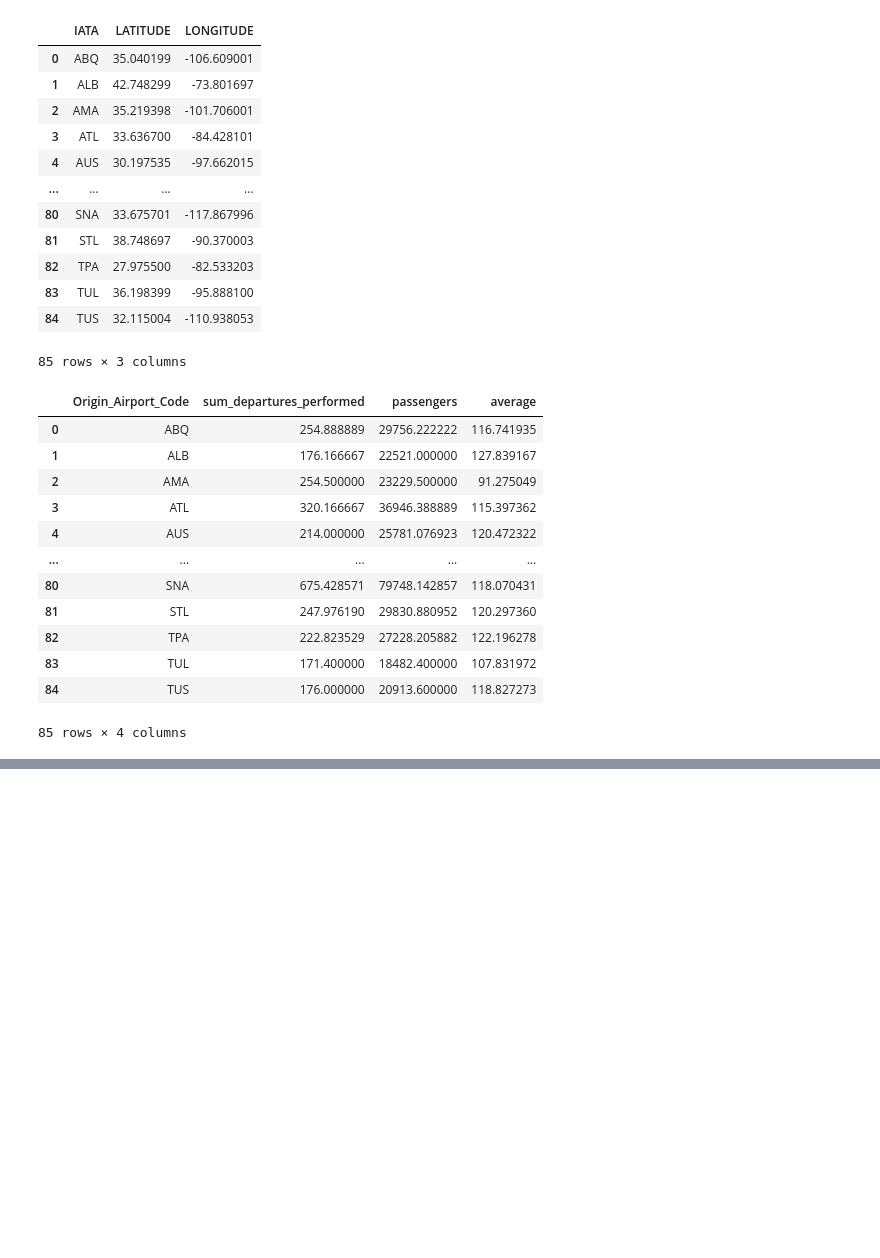
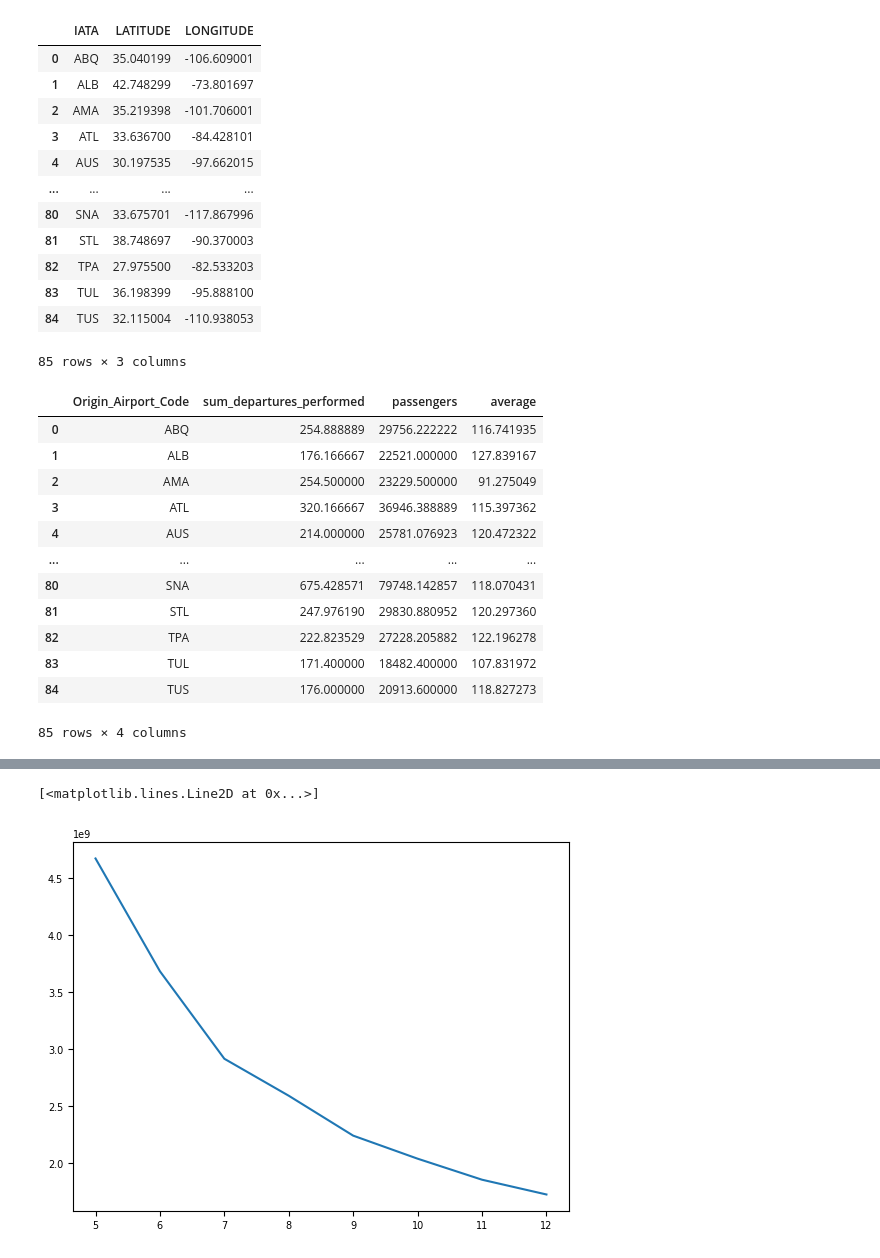
Before and after one commit to krutalp/Airline_Route_Analytics, a Jupyter notebook: Nihaar/Nihaar.ipynb, the cells around one changed output, grey strips where cells are left out. Cells and saved outputs as stored; diff of their text form; code cells hidden in the pictures; blank space fills up the shorter version.

Commit message:
K-Means 5.0
Calculation of inertia and choosing ideal "k" based on elbow method

```diff
--- a/Nihaar/Nihaar.ipynb
+++ b/Nihaar/Nihaar.ipynb
@@ -53,6 +53,18 @@ def haversine(x,y):
     h=(haversine_distances([x_rd,y_rd]))[0][1]
     d=R*h #Haversine Distance
     return d
+# %%
+#Function that calculates Mean Squared Error
+def k_means_inertia(data,centre_labels,w):
+    se=0
+    for centres in np.unique(centre_labels):
+        airports=data.loc[data['LABELS']==centres]
+        a=airports[['LATITUDE','LONGITUDE']].values
+        airport_weights=w[airports.index.tolist()]
+        c_coords=data.loc[data['IATA']==centres][['LATITUDE','LONGITUDE']].values
+        for i in range(a.shape[0]):
+            se=se+airport_weights[i]*(haversine(list(a[i,:]),list(c_coords[0])))**2
+    return se
 # %%
 #Function that runs a k-means algorithm based on haversine distance
 def k_means_haversine(coordinates,codes,weights,no_of_clusters):
@@ -116,29 +128,30 @@ def k_means_haversine(coordinates,codes,weights,no_of_clusters):
 
         if(counter==20):
             #Algorithm did not converge
-            return ([])
+            return ([],0)
 
 
     #Algorithm converged
-    return (new_centres)
+    return (new_centres,k_means_inertia(sw_airports_location,labels,weights))
 # %%
 #Defining some pre-requisite values
 n=100
 airport_coordinates=sw_airports_location.values[:,1:3]
 airport_codes=sw_airports_location.values[:,0]
 weight=np.array(sw_passengers['average'])
-k=7
 # %%
 #List of all airports
 sw_airports=sw_airports_location['IATA'].tolist()
-#Dictionary that stores the frequency of how many times each airport appeared as a cluster centre
-cc_frequency={i:0 for i in sw_airports}
-#Counter to check no. of times algorithm converged
-converged_counter=0
+#List to maintain inertias for different k values
+av_inertia=[]
 
-while(converged_counter!=n):
-    obtained_centres=k_means_haversine(airport_coordinates,airport_codes,weight,k)
-    if(obtained_centres):
-        converged_counter=converged_counter+1
-    for i in obtained_centres:
-        cc_frequency[i]=cc_frequency[i]+1
+for k in range(5,13):
+    #Counter to check no. of times algorithm converged
+    converged_counter=0
+    sum_inertia=0
+    while(converged_counter!=n):
+        _, inertia=k_means_haversine(airport_coordinates,airport_codes,weight,k)
+        if(inertia!=0):
+            converged_counter=converged_counter+1
+            sum_inertia=sum_inertia+inertia
+    av_inertia.append(sum_inertia/n)
@@ -144,0 +178,5 @@ while(converged_counter!=n):
+# %%
+plt.plot(range(5,13),av_inertia)
+# %% [output]
+[<matplotlib.lines.Line2D at 0x...>]
+[figure, added]
```
Also changed, not shown: parts of 7 cells of this notebook.
